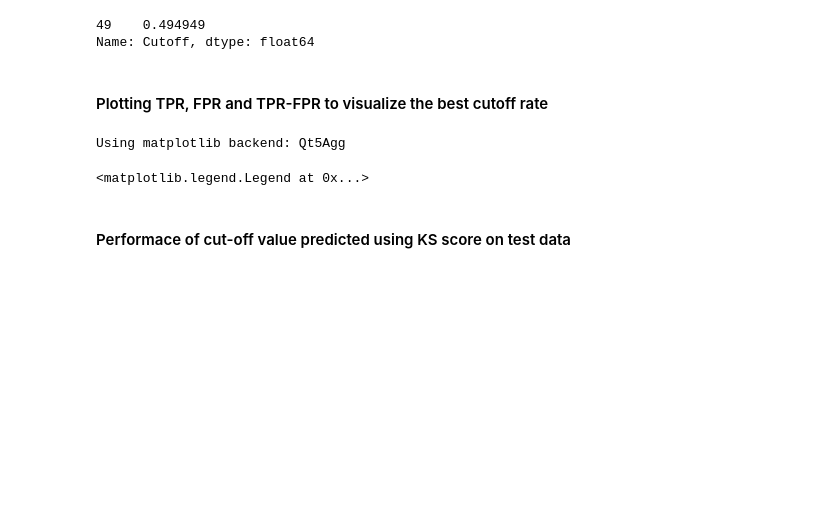
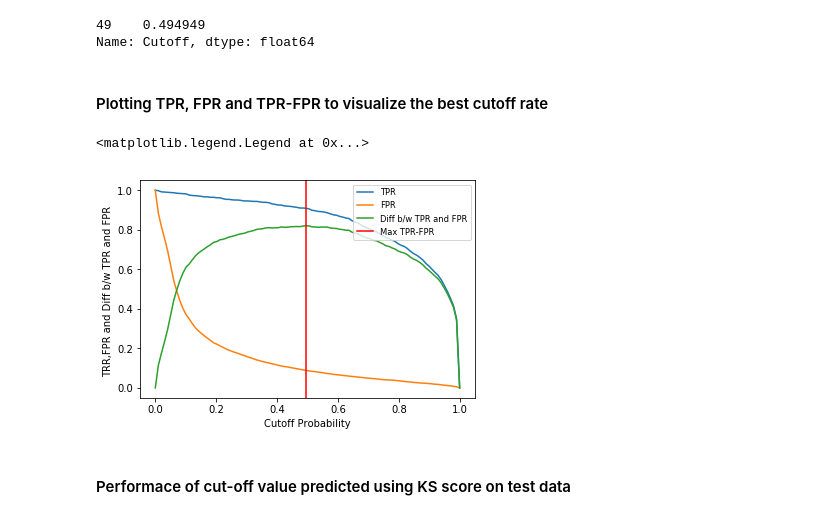
Before and after one commit to thileepanp/Logisitc-Regression, a Jupyter notebook: Logistic Regression.ipynb, the cells around one changed output. Cells and saved outputs as stored; diff of their text form; code cells hidden in the pictures; blank space fills up the shorter version.

Commit message:
changed font size in KS visualization legends, and made the figure inline

```diff
--- a/Logistic Regression.ipynb
+++ b/Logistic Regression.ipynb
@@ -979,18 +979,18 @@ Name: Cutoff, dtype: float64
 # %%
 """ Plotting TRP, FPR and the TPR-FPR """
 
-%matplotlib auto
+%matplotlib inline
 plt.figure()
 plt.plot(cutoffs,TPR_list, label='TPR')
 plt.plot(cutoffs,FPR_list, label='FPR')
 plt.plot(cutoffs, np.subtract(TPR_list, FPR_list), label='Diff b/w TPR and FPR')
 plt.axvline(x=KS_cutoff.values, c='red', label = 'Max TPR-FPR')
-plt.xlabel('Cutoff Probability', fontdict={'size':30} )
-plt.ylabel('TRR,FPR and Diff b/w TPR and FPR ',fontdict={'size':30})
-plt.legend(loc=1, fontsize = 'x-large')
+plt.xlabel('Cutoff Probability', fontdict={'size':10} )
+plt.ylabel('TRR,FPR and Diff b/w TPR and FPR ',fontdict={'size':10})
+plt.legend(loc=1, fontsize = 'small')
 # %% [output]
-Using matplotlib backend: Qt5Agg
+<matplotlib.legend.Legend at 0x...>
-<matplotlib.legend.Legend at 0x...>
+[figure, added]
 # %% [markdown]
 #### Performace of cut-off value predicted using KS score on test data
 # %% [markdown]
```
